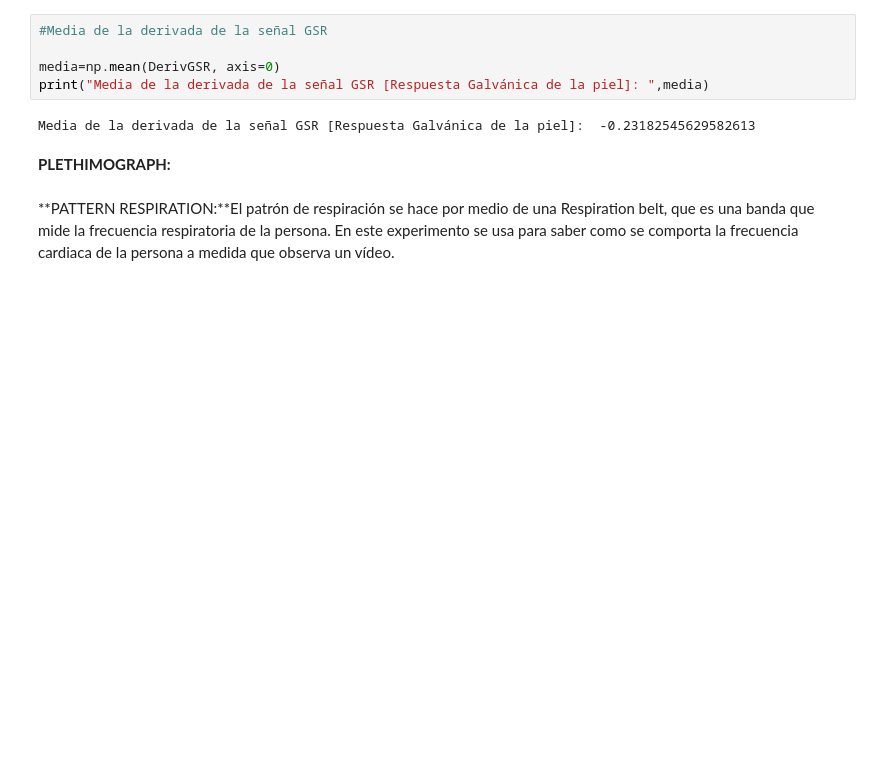
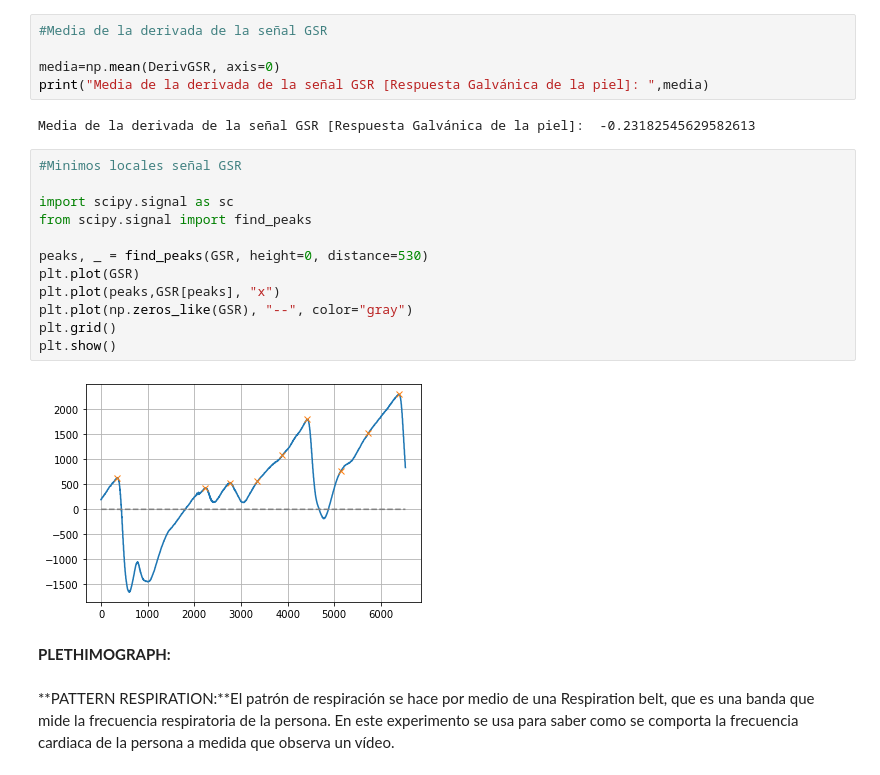
Before and after one commit to ManueloRZ2/MiniProyecto, a Jupyter notebook: Miniproyecto1(com1).ipynb, the cells around one changed output. Saved outputs shown, nothing was run; the diff lists cells and outputs as text; blank space fills up the shorter version.

```diff
--- a/Miniproyecto1(com1).ipynb
+++ b/Miniproyecto1(com1).ipynb
@@ -137,6 +137,20 @@ media=np.mean(DerivGSR, axis=0)
 print("Media de la derivada de la señal GSR [Respuesta Galvánica de la piel]: ",media)
 # %% [output]
 Media de la derivada de la señal GSR [Respuesta Galvánica de la piel]:  -0.23182545629582613
+# %%
+#Minimos locales señal GSR
+
+import scipy.signal as sc
+from scipy.signal import find_peaks
+
+peaks, _ = find_peaks(GSR, height=0, distance=530)
+plt.plot(GSR)
+plt.plot(peaks,GSR[peaks], "x")
+plt.plot(np.zeros_like(GSR), "--", color="gray")
+plt.grid()
+plt.show()
+# %% [output]
+[figure, added]
 # %% [markdown]
 **PLETHIMOGRAPH:**
 # %% [markdown]
```
Also changed, not shown: parts of 12 cells of this notebook.
